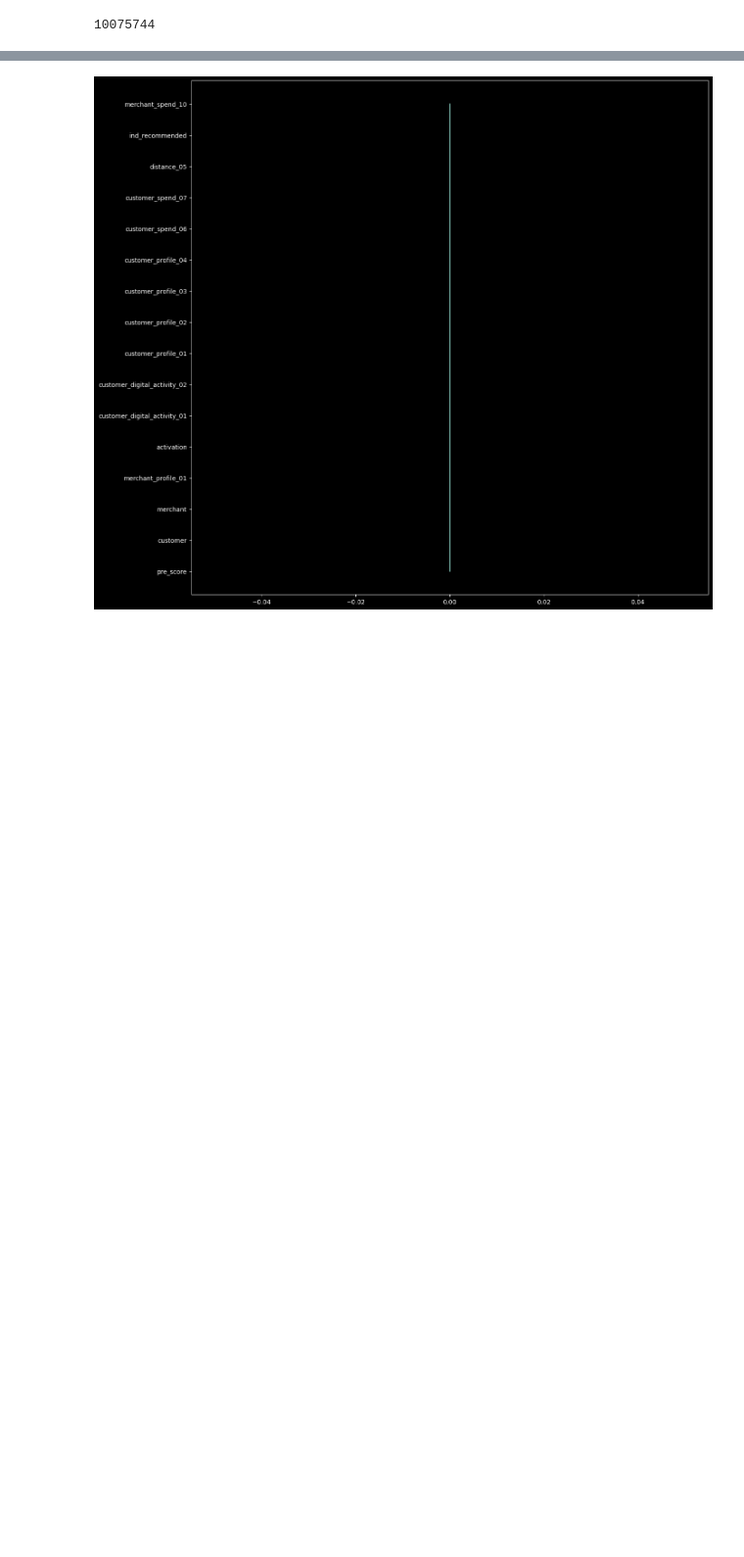
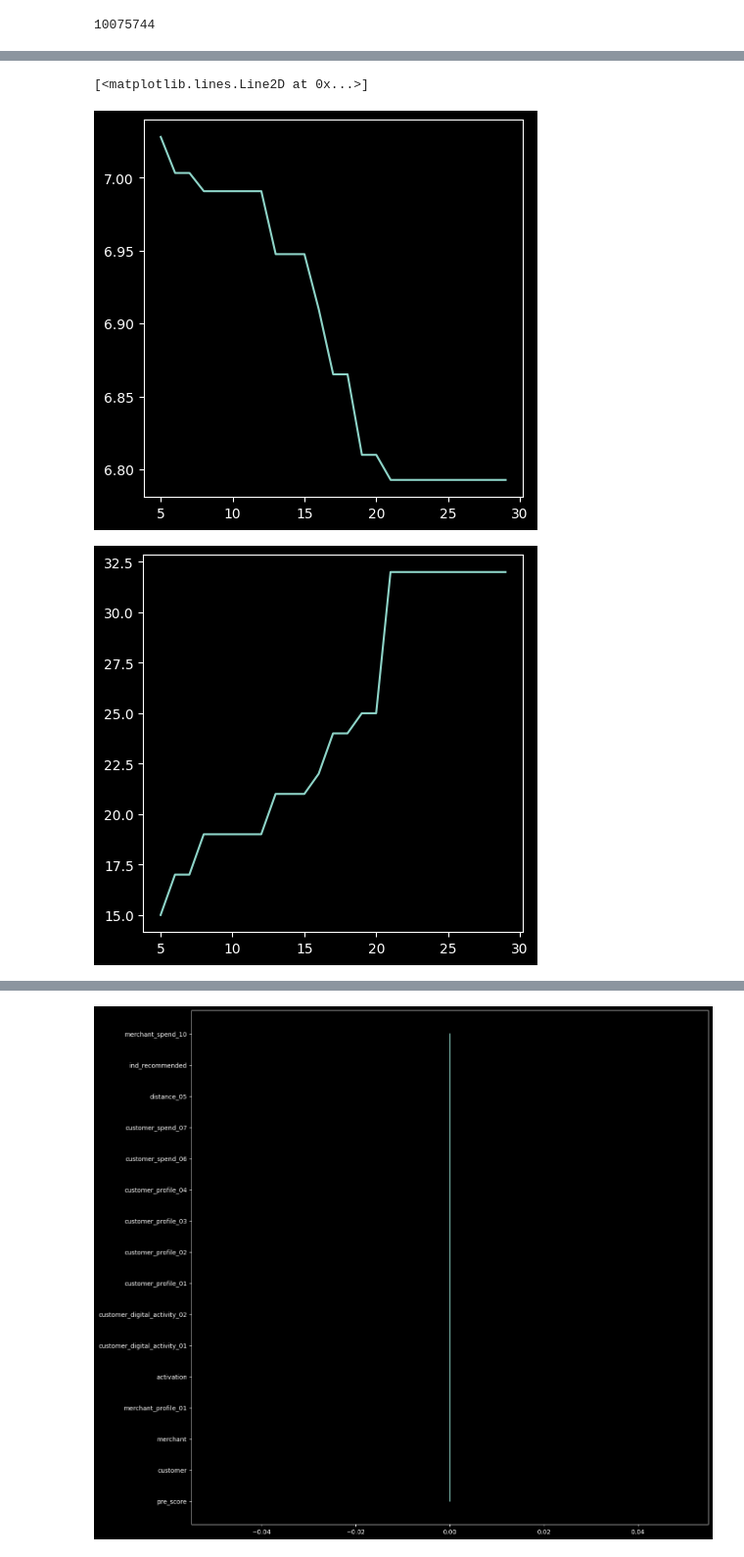
Before and after one commit to HernandoR/AE2024, a Jupyter notebook: experiments/Manual.ipynb, the cells around one changed output, grey strips where cells are left out. Shown at 98% size. Drawn from its saved outputs; the diff is of its cells as text; code cells hidden in the pictures; blank space fills up the shorter version.

```diff
--- a/experiments/Manual.ipynb
+++ b/experiments/Manual.ipynb
@@ -447,2 +451,18 @@ len(idf)
 # %% [output]
 10075744
+# %%
+# train=dataset1.copy()
+print(len(train))
+missing_rate=train.apply(lambda x:sum(x.isnull())/len(x))
+
+mr=range(5,30)
+nums1=[]
+nums2=[]
+for mr in range(5,30):
+    mr/=100
+    cols=missing_rate[missing_rate>mr].index
+    kdf=train.drop(columns=cols)
+    num_cases,num_vars=kdf.dropna().shape
+    nums1.append(num_cases)
+    nums2.append(num_vars)
+    print(f"missing rate {mr}%, number of cases {num_cases}, number of variables {num_vars}")
@@ -448,0 +487,15 @@ len(idf)
+# %%
+from math import log10
+fig=plt.figure(figsize=(5,5))
+plt.plot(range(5,30),[log10(x) for x in nums1])
+fig=plt.figure(figsize=(5,5))
+plt.plot(range(5,30),nums2)
+legend=['number of cases','number of variables']
+fig=plt.figure(figsize=(5,5))
+plt.plot(range(5,30),[x[0]*x[1]for x in zip(nums1,nums2)])
+fig=plt.figure(figsize=(5,5))
+plt.plot(range(5,30),[x[0]/x[1]for x in zip(nums1,nums2)])
+# %% [output]
+[<matplotlib.lines.Line2D at 0x...>]
+[figure, added]
+[figure, added]
```
Also changed, not shown: parts of 17 cells of this notebook, 5 other files.
